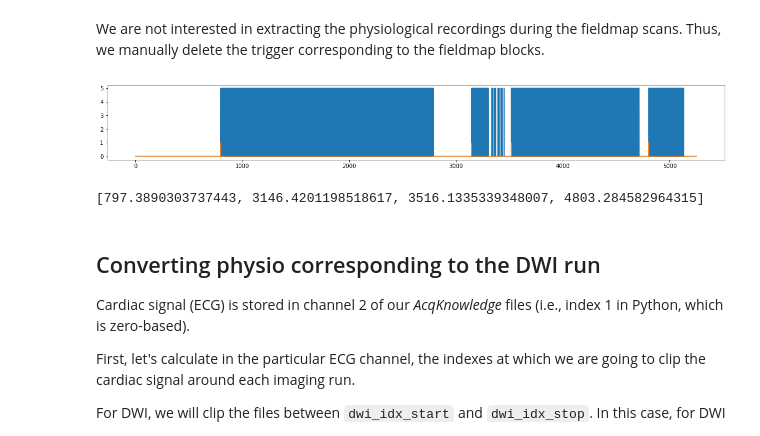
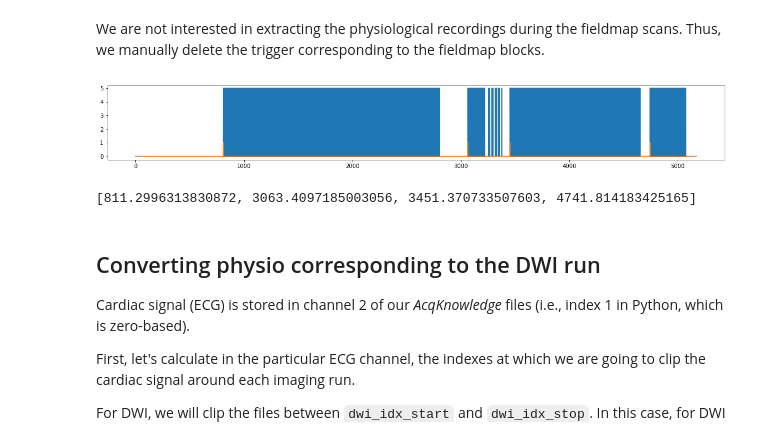
Before and after one commit to oesteban/hcph-sops, a Jupyter notebook: code/physioconv/physio-to-bids.ipynb, the cells around one changed output. Cells and saved outputs as stored; diff of their text form; code cells hidden in the pictures.

Commit message:
update: add sessions 37 and 38

```diff
--- a/code/physioconv/physio-to-bids.ipynb
+++ b/code/physioconv/physio-to-bids.ipynb
@@ -52,7 +52,7 @@ FIRST_O2_SESSION = 11 #The cable to record O2 signal has been received midway th
 MISSING_RB = (29, )
 
 participant = "001"
-session = 28
+session = 38
 session_excluded = False
 
 biopac_session = biopac_lookup[biopac_lookup.session == session]
@@ -168,23 +168,23 @@ We are not interested in extracting the physiological recordings during the fiel
 # %%
 # between_seq = np.delete(between_seq, (0, 1, 2, 4, 6, 7, 8))  # session 16
 # between_seq = np.delete(between_seq, (0, 3, 4))  # session 15
 # between_seq = np.delete(between_seq, (0, 1, 4, 5, -1))  # session 9
 # between_seq = np.delete(between_seq, (2, 3, -1))
 # between_seq = np.delete(between_seq, (0, 2, 3, 4, 5, 7, 8, 9))  # session 1
-between_seq = np.delete(between_seq, (2, 3))
+between_seq = np.delete(between_seq, (2, 3, 4))
 
 seq_limits = np.zeros_like(trigger_onsets)
 seq_limits[between_seq] = 1
 
 plt.plot(timeseries, trigger_onsets);
 plt.plot(timeseries, seq_limits);
 # %% [output]
-[figure, old version]
+[figure, new version]
 # %%
 seq_onsets = [timeseries[i] for i in between_seq]
 seq_onsets
 # %% [output]
-[797.3890303737443, 3146.4201198518617, 3516.1335339348007, 4803.284582964315]
+[811.2996313830872, 3063.4097185003056, 3451.370733507603, 4741.814183425165]
 # %% [markdown]
 ## Converting physio corresponding to the DWI run
 
```
Also changed, not shown: parts of 19 cells of this notebook, 3 other files.
